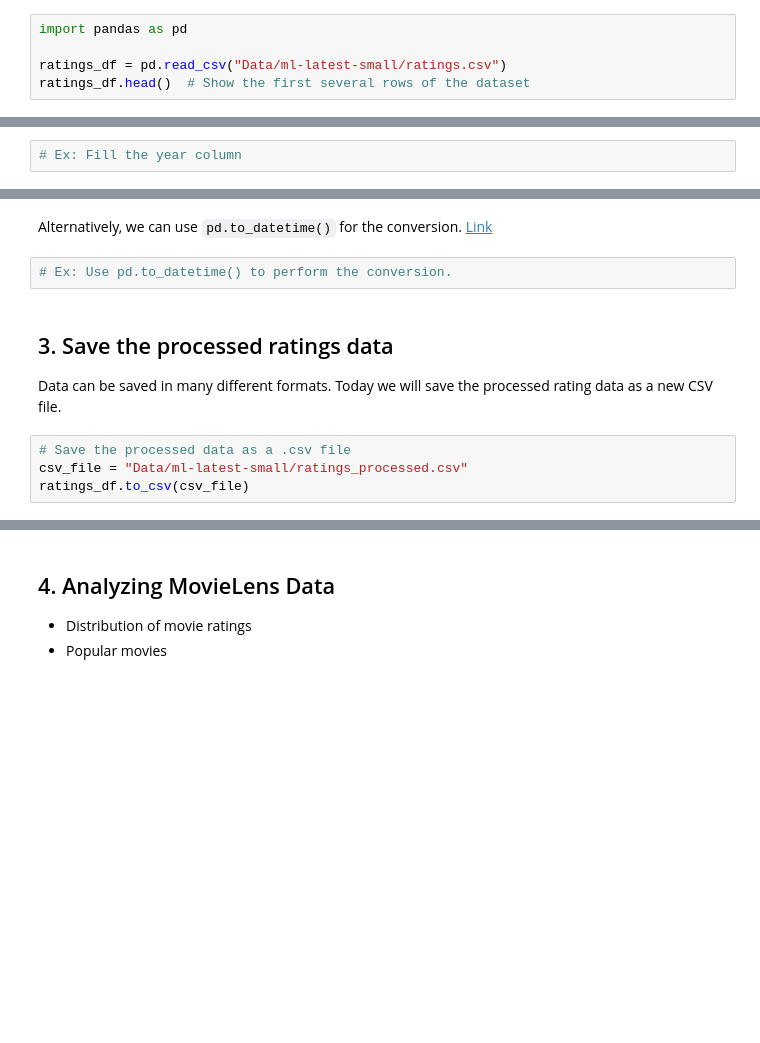
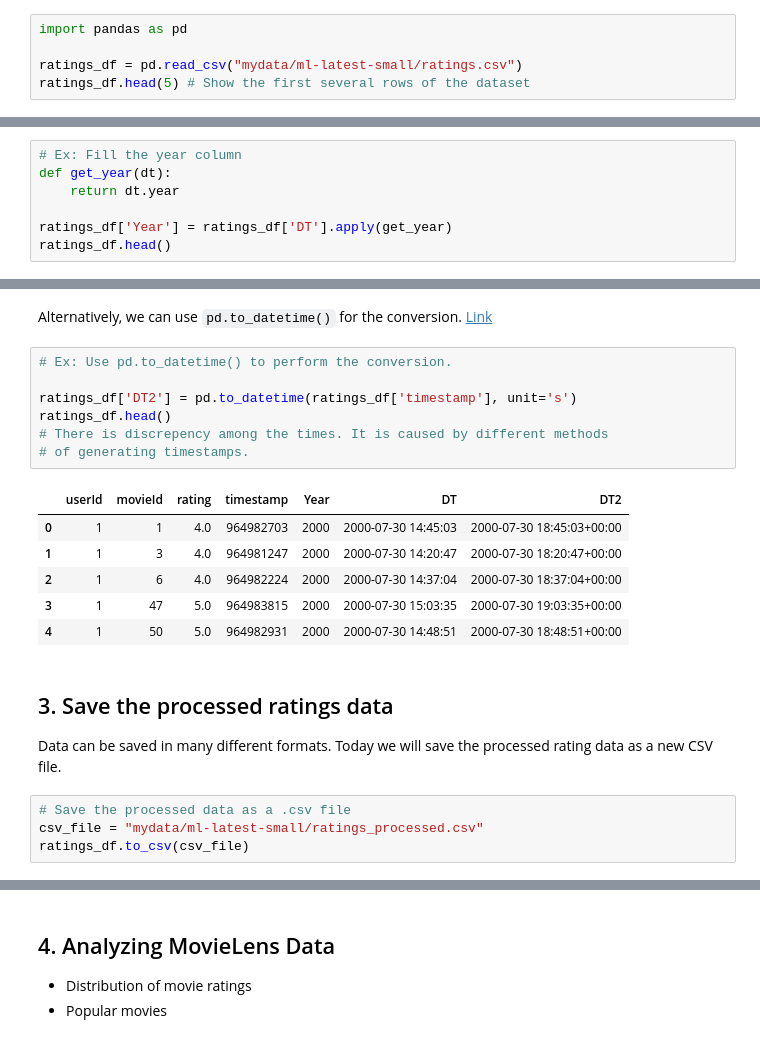
Before and after one commit to ch00226855/DataAnalysisFall2023, a Jupyter notebook: Week05_DataFrameQueries.ipynb, the cells around one changed output, grey strips where cells are left out. Drawn from its saved outputs; the diff is of its cells as text; blank space fills up the shorter version.

```diff
--- a/Week05_DataFrameQueries.ipynb
+++ b/Week05_DataFrameQueries.ipynb
@@ -76,5 +100,5 @@ get_movielens(file_path, zip_file)
 # %%
 import pandas as pd
 
-ratings_df = pd.read_csv("Data/ml-latest-small/ratings.csv")
-ratings_df.head()  # Show the first several rows of the dataset
+ratings_df = pd.read_csv("mydata/ml-latest-small/ratings.csv")
+ratings_df.head(5) # Show the first several rows of the dataset
@@ -111,3 +172,8 @@ ratings_df.head()
 We can also create functions to fill column year, month, ...
 # %%
 # Ex: Fill the year column
+def get_year(dt):
+    return dt.year
+
+ratings_df['Year'] = ratings_df['DT'].apply(get_year)
+ratings_df.head()
@@ -114,14 +187,26 @@ We can also create functions to fill column year, month, ...
 # %% [markdown]
 Alternatively, we can use `pd.to_datetime()` for the conversion. [Link](https://pandas.pydata.org/docs/reference/api/pandas.to_datetime.html)
-# %%
-# Ex: Use pd.to_datetime() to perform the conversion.
+# %%
+# Ex: Use pd.to_datetime() to perform the conversion.
+
+ratings_df['DT2'] = pd.to_datetime(ratings_df['timestamp'], unit='s')
+ratings_df.head()
+# There is discrepency among the times. It is caused by different methods
+# of generating timestamps.
+# %% [output]
+|  | userId | movieId | rating | timestamp | Year | DT | DT2 |
+| 0 | 1 | 1 | 4.0 | 964982703 | 2000 | 2000-07-30 14:45:03 | 2000-07-30 18:45:03+00:00 |
+| 1 | 1 | 3 | 4.0 | 964981247 | 2000 | 2000-07-30 14:20:47 | 2000-07-30 18:20:47+00:00 |
+| 2 | 1 | 6 | 4.0 | 964982224 | 2000 | 2000-07-30 14:37:04 | 2000-07-30 18:37:04+00:00 |
+| 3 | 1 | 47 | 5.0 | 964983815 | 2000 | 2000-07-30 15:03:35 | 2000-07-30 19:03:35+00:00 |
+| 4 | 1 | 50 | 5.0 | 964982931 | 2000 | 2000-07-30 14:48:51 | 2000-07-30 18:48:51+00:00 |
 # %% [markdown]
 ## 3. Save the processed ratings data
 
 Data can be saved in many different formats. Today we will save the processed rating data as a new CSV file.
 # %%
 # Save the processed data as a .csv file
-csv_file = "Data/ml-latest-small/ratings_processed.csv"
+csv_file = "mydata/ml-latest-small/ratings_processed.csv"
 ratings_df.to_csv(csv_file)
 # %%
 # Ex: Load the saved file and display its first 5 rows.
```
Also changed, not shown: parts of 36 cells of this notebook.
